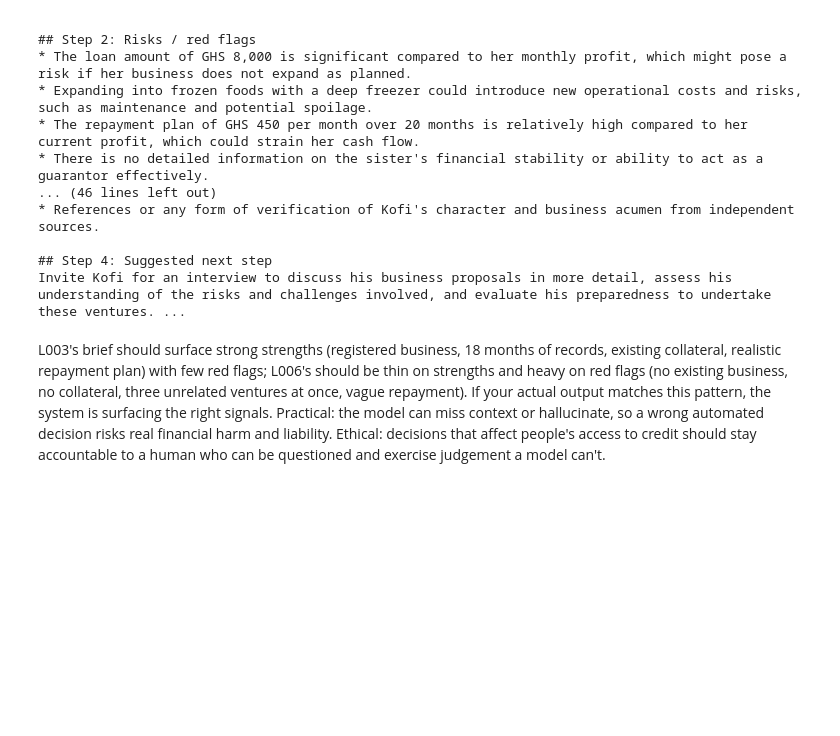
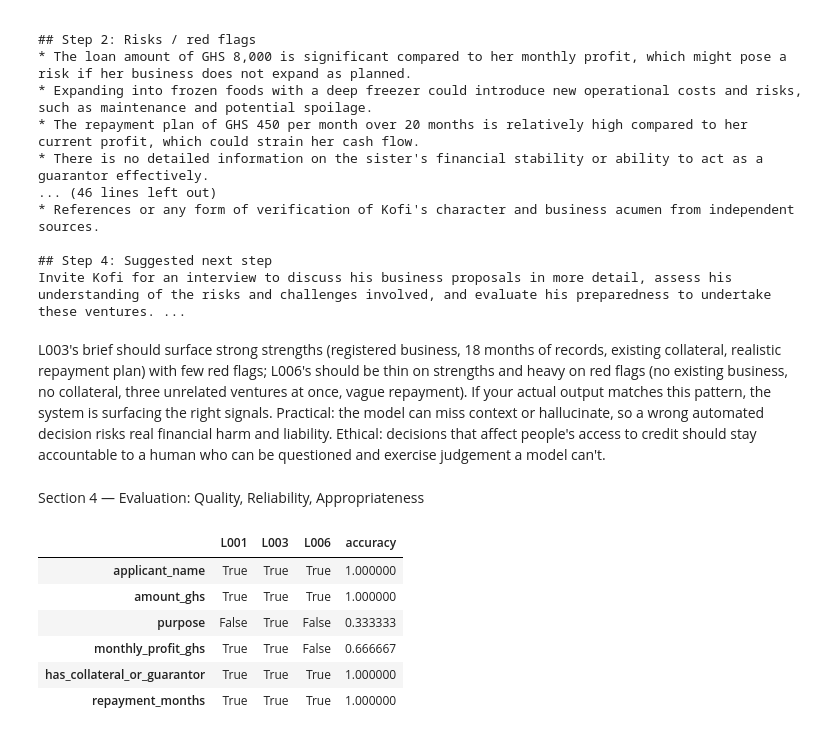
Before and after one commit to mukailaalhshituabr-cyber/lab-4-llm-decision-support, a Jupyter notebook: Lab_4.ipynb, the cells around one changed output. Cells and saved outputs as stored; diff of their text form; code cells hidden in the pictures; blank space fills up the shorter version.

Commit message:
Part 4.1 — Extraction accuracy against gold labels

```diff
--- a/Lab_4.ipynb
+++ b/Lab_4.ipynb
@@ -359,0 +358,38 @@ Practical: the model can miss context or hallucinate, so a wrong automated decis
+# %% [markdown]
+Section 4 — Evaluation: Quality, Reliability, Appropriateness
+# %%
+# Part 4.1 — Extraction accuracy against gold labels
+FIELDS = ["applicant_name", "amount_ghs", "purpose", "monthly_profit_ghs",
+          "has_collateral_or_guarantor", "repayment_months"]
+
+def values_match(field, predicted, gold):
+    if predicted is None and gold is None:
+        return True
+    if predicted is None or gold is None:
+        return False
+    if field == "applicant_name":
+        return str(predicted).strip().lower() == str(gold).strip().lower()
+    if field == "purpose":
+        p, g = str(predicted).strip().lower(), str(gold).strip().lower()
+        return g in p or p in g
+    return predicted == gold
+
+results = {}
+for letter_id, gold_fields in GOLD.items():
+    predicted_fields = extracted_df.loc[letter_id].to_dict()
+    results[letter_id] = {
+        field: values_match(field, predicted_fields.get(field), gold_fields[field])
+        for field in FIELDS
+    }
+
+accuracy_table = pd.DataFrame(results)
+accuracy_table["accuracy"] = accuracy_table.mean(axis=1)
+accuracy_table
+# %% [output]
+|  | L001 | L003 | L006 | accuracy |
+| applicant_name | True | True | True | 1.000000 |
+| amount_ghs | True | True | True | 1.000000 |
+| purpose | False | True | False | 0.333333 |
+| monthly_profit_ghs | True | True | False | 0.666667 |
+| has_collateral_or_guarantor | True | True | True | 1.000000 |
+| repayment_months | True | True | True | 1.000000 |
```
Also changed, not shown: parts of 1 cell of this notebook.
